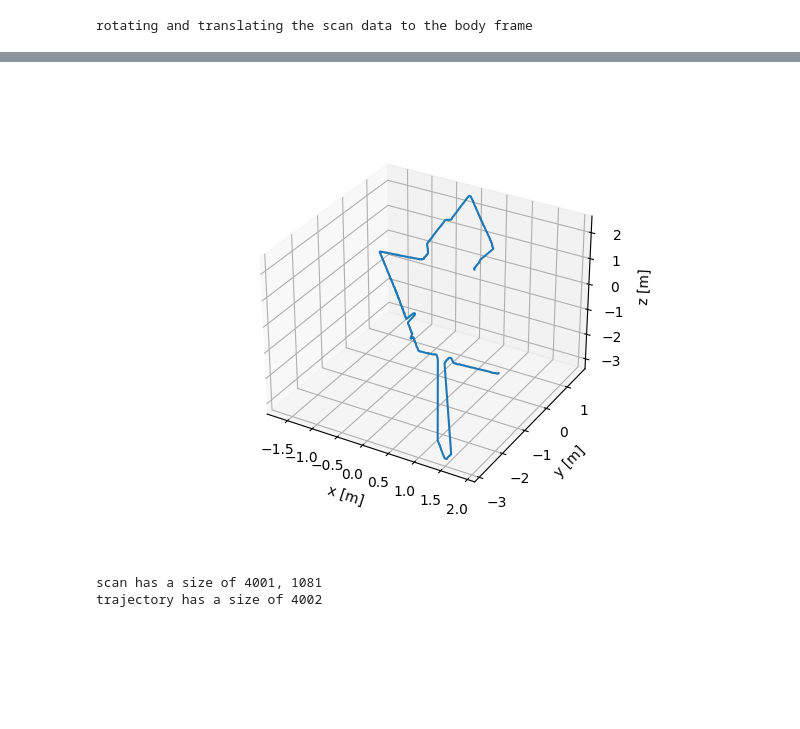
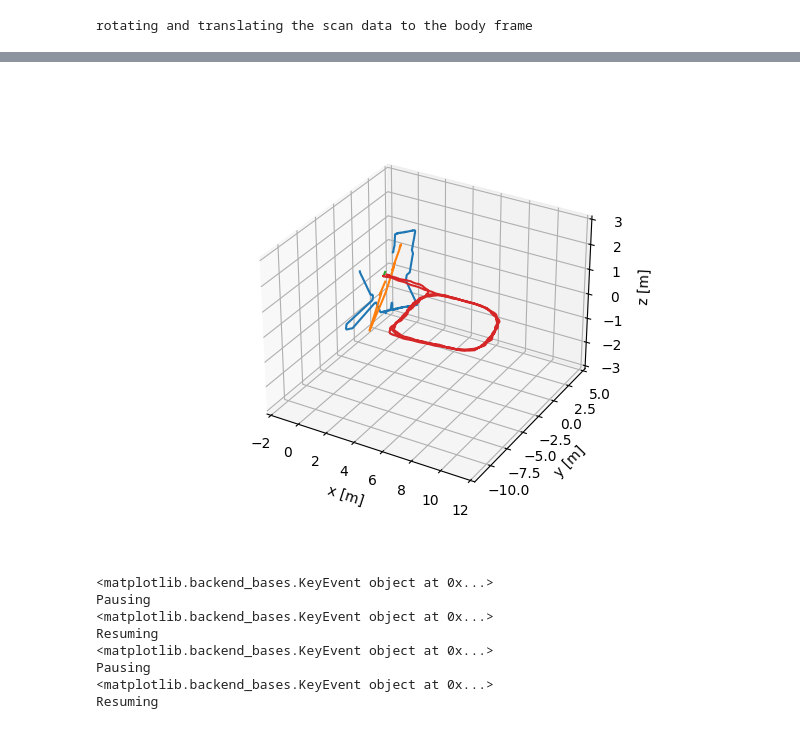
Before and after one commit to icheered/RPCN, a Jupyter notebook: Part_C/pointcloud.ipynb, the cells around one changed output, grey strips where cells are left out. Cells and saved outputs as stored; diff of their text form; code cells hidden in the pictures; blank space fills up the shorter version.

```diff
--- a/Part_C/pointcloud.ipynb
+++ b/Part_C/pointcloud.ipynb
@@ -101,9 +102,11 @@ scan0 = []
 scan1 = []
 for topic, msg, t in Bag(bag_filename):
     if topic == '/scan0':
-        scan0.append( get_xy(msg) )
+        x, y = get_xy(msg)
+        scan0.append( (-x, y) )         # flip x axis for scan0
     elif topic == '/scan1':
-        scan1.append( get_xy(msg) )
+        x, y = get_xy(msg)
+        scan1.append( (x, y) )
 
 print(f'Lidar0 has {len(scan0)} scans, each with {len(scan0[0][0])} (x,y) coordinates')
 print(f'Lidar1 has {len(scan1)} scans, each with {len(scan1[0][0])} (x,y) coordinates')
@@ -137,6 +142,20 @@ scan1_to_body = np.array([
     [-0.84487978, -0.22447172,  0.48558275,        -0.19282741],
     [ 0.0,         0.0,         0.0,                1.0       ]])
 
+def homogeneous_inverse(transf):
+    # inverse of a homogeneous transformation is the transpose of the rotation
+    # and the negative of the translation
+    rot = transf[0:3, 0:3].T
+    trans = -np.dot(rot, transf[0:3, 3])
+
+    inv = np.identity(4)
+    inv[0:3, 0:3] = rot
+    inv[0:3, 3]   = trans
+
+    return inv
+
+scan0_to_body = homogeneous_inverse(scan0_to_body)
+scan1_to_body = homogeneous_inverse(scan1_to_body)
 
 scan0_rot = []
 # apply transformation and translation to each scan
@@ -145,6 +164,7 @@ for x, y in scan0:
     transf_points = np.zeros(shape=[4, len(x)])
     transf_points[0, :] = x
     transf_points[1, :] = y
+    transf_points[3, :] = 1
 
     # apply homogenous transformation on points
     transf_points = np.dot(scan0_to_body, transf_points)
@@ -161,6 +181,7 @@ for x, y in scan1:
     transf_points = np.zeros(shape=[4, len(x)])
     transf_points[0, :] = x
     transf_points[1, :] = y
+    transf_points[3, :] = 1
 
     # apply homogenous transformation on points
     transf_points = np.dot(scan1_to_body, transf_points)
@@ -252,13 +275,20 @@ trajectory has 3500 point. there are 4108 scans
 # %%
 from matplotlib.animation import FuncAnimation
+
 # Create the figure and axes
 fig = plt.figure()
 ax = plt.axes(projection='3d')
+ax.set_xlim([-2, 12])
+ax.set_ylim([-12, 5])
+ax.set_zlim([-3, 3])
 
 # Initialize the data points to be plotted
 datapoint = -1
-scan0_line, = ax.plot(scan0_new_rot[datapoint][:, 0], scan0_new_rot[datapoint][:, 1], scan0_new_rot[datapoint][:, 2], label='scan0')
-scan1_line, = ax.plot(scan1_new_rot[datapoint][:, 0], scan1_new_rot[datapoint][:, 1], scan1_new_rot[datapoint][:, 2], label='scan0')
+scan0_line, = ax.plot(scan0_on_trajectory[datapoint][:, 0], scan0_on_trajectory[datapoint][:, 1], scan0_on_trajectory[datapoint][:, 2], label='scan0')
+scan1_line, = ax.plot(scan1_on_trajectory[datapoint][:, 0], scan1_on_trajectory[datapoint][:, 1], scan1_on_trajectory[datapoint][:, 2], label='scan0')
+rot_vector0, = ax.plot(*zip([0,0,0], 100*rotations0[datapoint]), label='direction0')
+
+ax.plot(trajectory['x'], trajectory['y'])
 
 # Set the axis labels
 ax.set_xlabel('x [m]')
@@ -269,42 +299,46 @@ ax.set_zlabel('z [m]')
 def update(frame):
     global datapoint
     if(datapoint < -4000):
         datapoint = -1
     datapoint -= 1
-    scan0_line.set_data(scan0_rot[datapoint][:, 0], scan0_rot[datapoint][:, 1])
-    scan0_line.set_3d_properties(scan0_rot[datapoint][:, 2])
-    scan1_line.set_data(scan1_rot[datapoint][:, 0], scan1_rot[datapoint][:, 1])
-    scan1_line.set_3d_properties(scan1_rot[datapoint][:, 2])
+    scan0_line.set_data(scan0_on_trajectory[datapoint][:, 0], scan0_on_trajectory[datapoint][:, 1])
+    scan0_line.set_3d_properties(scan0_on_trajectory[datapoint][:, 2])
+    scan1_line.set_data(scan1_on_trajectory[datapoint][:, 0], scan1_on_trajectory[datapoint][:, 1])
+    scan1_line.set_3d_properties(scan1_on_trajectory[datapoint][:, 2])
+    rot_vector0.set_data([0, -50*rotations0[datapoint][0]], [0, -50*rotations0[datapoint][1]])
+    rot_vector0.set_3d_properties([0, -50*rotations0[datapoint][2]])
 
 # Create the animation object
-ani = FuncAnimation(fig, update, frames=range(len(scan0_rot)), interval=30, blit=True)
+ani = FuncAnimation(fig, update, frames=range(len(scan0_on_trajectory)), interval=30, blit=True)
 
 running = True
 
 def on_key(event):
     global running
     print(event)
     if event.key == 'p':
         if(running):
             running = False
             print("Pausing")
             ani.event_source.stop()
         else:
             running = True
             print("Resuming")
             ani.event_source.start()
     if event.key == 'q':
         print("Quitting")
         plt.close()
 
 fig.canvas.mpl_connect('key_press_event', on_key)
 # Show the animation
 plt.show()
 # %% [output]
-[figure, old version]
+[figure, new version]
+<matplotlib.backend_bases.KeyEvent object at 0x...>
+Pausing
+<matplotlib.backend_bases.KeyEvent object at 0x...>
+Resuming
+<matplotlib.backend_bases.KeyEvent object at 0x...>
+Pausing
+<matplotlib.backend_bases.KeyEvent object at 0x...>
+Resuming
-# %%
-print(f"scan has a size of {len(scan)}, {len(scan[1])}")
-print(f"trajectory has a size of {len(traject)}")
-# %% [output]
-scan has a size of 4001, 1081
-trajectory has a size of 4002
```
Also changed, not shown: parts of 12 cells of this notebook, 3 other files.
